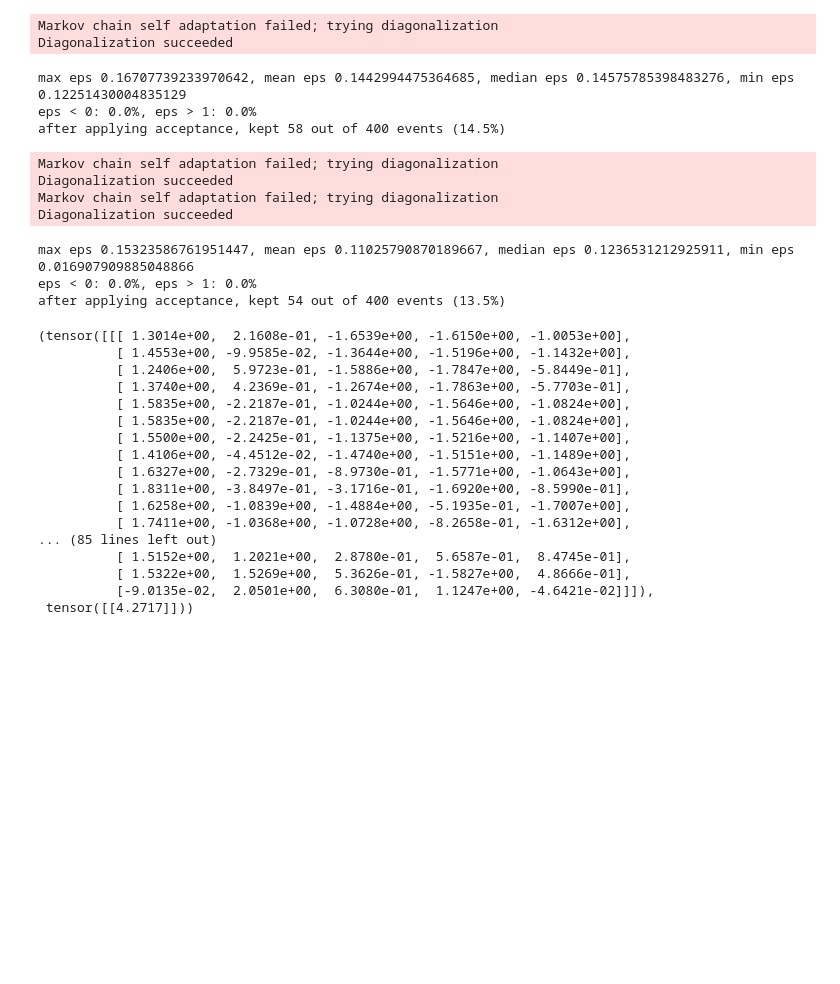
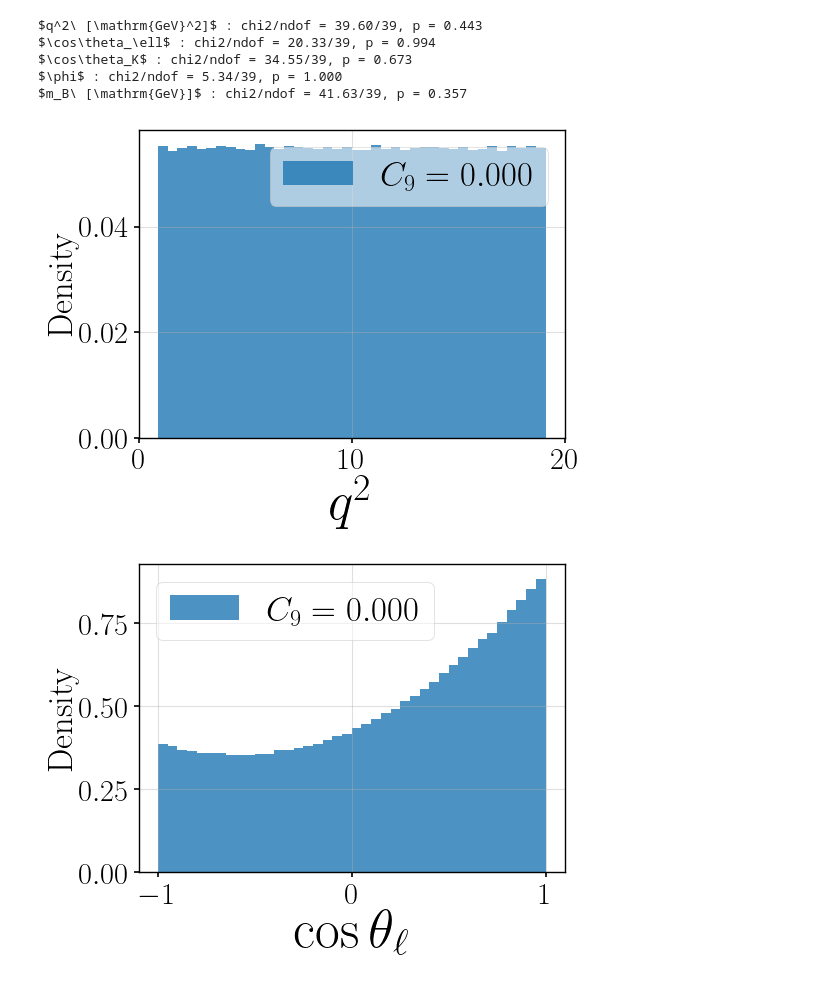
Before and after one commit to NilsCt/sbi-particle-physics, a Jupyter notebook: notebooks/imperfections_sanity.ipynb, the cells around one changed output. Saved outputs shown, nothing was run; the diff lists cells and outputs as text; code cells hidden in the pictures; blank space fills up the shorter version.

```diff
--- a/notebooks/imperfections_sanity.ipynb
+++ b/notebooks/imperfections_sanity.ipynb
@@ -135,32 +144,15 @@ ImperfectionsDiagnostics.q2_distribution(data=v, bins=25)
 # %%
-model.simulate_data(n_points=100, n_samples=1)
+ImperfectionsDiagnostics.chi2_test(datasets["Full"], datasets["Ideal"], bins=40)
 # %% [output]
-Markov chain self adaptation failed; trying diagonalization
-Diagonalization succeeded
+$q^2\ [\mathrm{GeV}^2]$ : chi2/ndof = 39.60/39, p = 0.443
+$\cos\theta_\ell$ : chi2/ndof = 20.33/39, p = 0.994
+$\cos\theta_K$ : chi2/ndof = 34.55/39, p = 0.673
+$\phi$ : chi2/ndof = 5.34/39, p = 1.000
+$m_B\ [\mathrm{GeV}]$ : chi2/ndof = 41.63/39, p = 0.357
-max eps 0.16707739233970642, mean eps 0.1442994475364685, median eps 0.14575785398483276, min eps 0.12251430004835129
-eps < 0: 0.0%, eps > 1: 0.0%
-after applying acceptance, kept 58 out of 400 events (14.5%)
-Markov chain self adaptation failed; trying diagonalization
-Diagonalization succeeded
-Markov chain self adaptation failed; trying diagonalization
-Diagonalization succeeded
-max eps 0.15323586761951447, mean eps 0.11025790870189667, median eps 0.1236531212925911, min eps 0.016907909885048866
-eps < 0: 0.0%, eps > 1: 0.0%
-after applying acceptance, kept 54 out of 400 events (13.5%)
-(tensor([[[ 1.3014e+00,  2.1608e-01, -1.6539e+00, -1.6150e+00, -1.0053e+00],
-          [ 1.4553e+00, -9.9585e-02, -1.3644e+00, -1.5196e+00, -1.1432e+00],
-          [ 1.2406e+00,  5.9723e-01, -1.5886e+00, -1.7847e+00, -5.8449e-01],
-          [ 1.3740e+00,  4.2369e-01, -1.2674e+00, -1.7863e+00, -5.7703e-01],
-          [ 1.5835e+00, -2.2187e-01, -1.0244e+00, -1.5646e+00, -1.0824e+00],
-          [ 1.5835e+00, -2.2187e-01, -1.0244e+00, -1.5646e+00, -1.0824e+00],
-          [ 1.5500e+00, -2.2425e-01, -1.1375e+00, -1.5216e+00, -1.1407e+00],
-          [ 1.4106e+00, -4.4512e-02, -1.4740e+00, -1.5151e+00, -1.1489e+00],
-          [ 1.6327e+00, -2.7329e-01, -8.9730e-01, -1.5771e+00, -1.0643e+00],
-          [ 1.8311e+00, -3.8497e-01, -3.1716e-01, -1.6920e+00, -8.5990e-01],
-          [ 1.6258e+00, -1.0839e+00, -1.4884e+00, -5.1935e-01, -1.7007e+00],
-          [ 1.7411e+00, -1.0368e+00, -1.0728e+00, -8.2658e-01, -1.6312e+00],
-... (85 lines left out)
-          [ 1.5152e+00,  1.2021e+00,  2.8780e-01,  5.6587e-01,  8.4745e-01],
-          [ 1.5322e+00,  1.5269e+00,  5.3626e-01, -1.5827e+00,  4.8666e-01],
-          [-9.0135e-02,  2.0501e+00,  6.3080e-01,  1.1247e+00, -4.6421e-02]]]),
- tensor([[4.2717]]))
+# %%
+background = model.simulator.imperfections._sample_background_events(n=1000000)
+# %%
+Plotter.plot_a_sample(background, torch.as_tensor([0], device=device))
+# %% [output]
+[figure, added]
+[figure, added]
```
Also changed, not shown: parts of 9 cells of this notebook, 13 other files.
